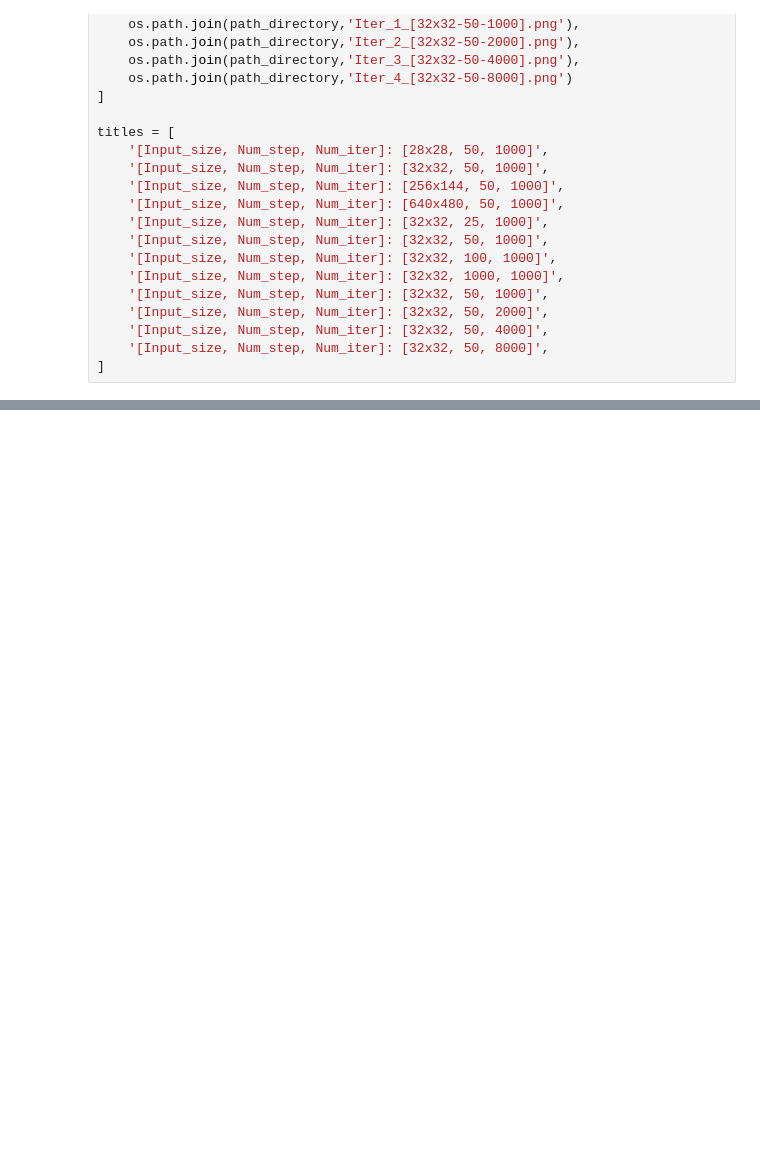
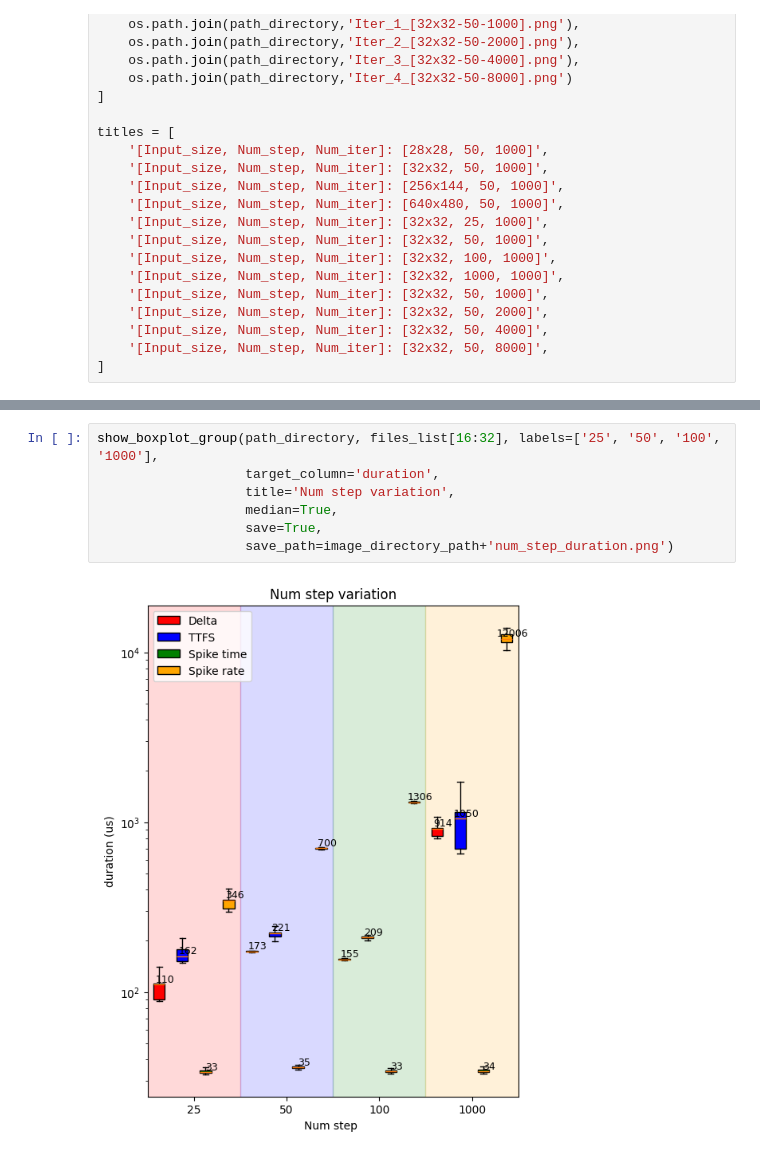
Before and after one commit to pioneer0413/RENS, a Jupyter notebook: experiment/experiment-10/pilot_exp10_analysis.ipynb, the cells around one changed output, grey strips where cells are left out. Saved outputs shown, nothing was run; the diff lists cells and outputs as text; blank space fills up the shorter version.

```diff
--- a/experiment/experiment-10/pilot_exp10_analysis.ipynb
+++ b/experiment/experiment-10/pilot_exp10_analysis.ipynb
@@ -100,0 +214,9 @@ for i in range(12):
+# %%
+show_boxplot_group(path_directory, files_list[16:32], labels=['25', '50', '100', '1000'],
+                   target_column='duration',
+                   title='Num step variation',
+                   median=True,
+                   save=True,
+                   save_path=image_directory_path+'num_step_duration.png')
+# %% [output]
+[figure, added]
```
Also changed, not shown: parts of 15 cells of this notebook, 1 other file.
